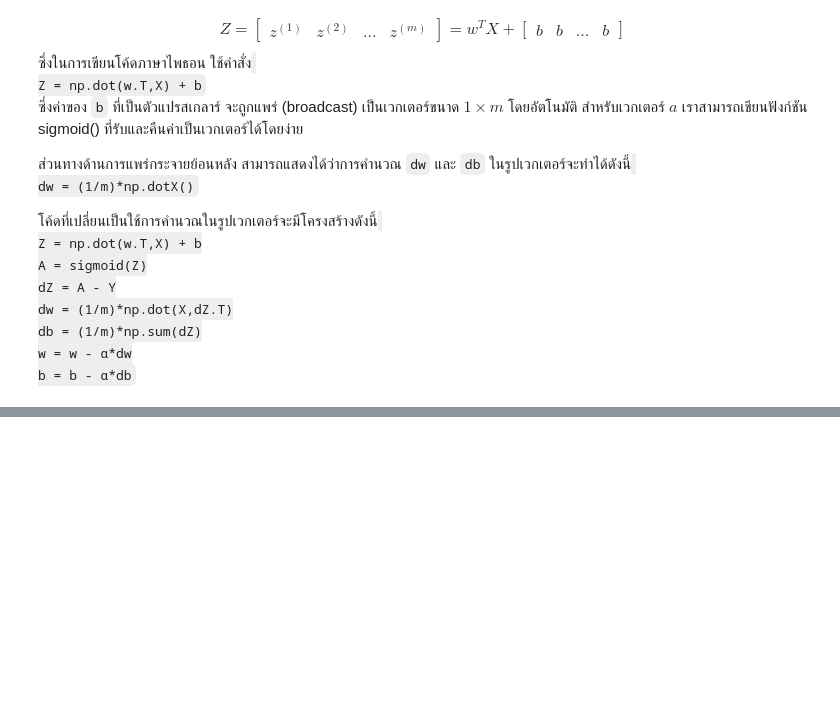
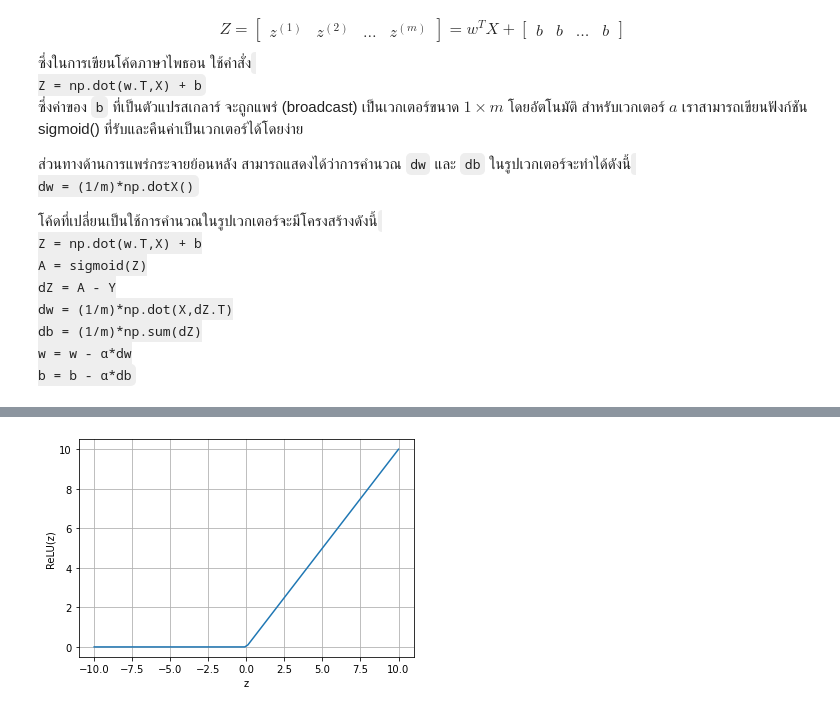
Before and after one commit to dewdotninja/books, a Jupyter notebook: th/anndl/chapter2.ipynb, the cells around one changed output, grey strips where cells are left out. Drawn from its saved outputs; the diff is of its cells as text; code cells hidden in the pictures; blank space fills up the shorter version.

```diff
--- a/th/anndl/chapter2.ipynb
+++ b/th/anndl/chapter2.ipynb
@@ -563,0 +763,13 @@ model() ที่รวมฟังก์ชันย่อยเข้าด้
+# %%
+def ReLU(z):
+    return z*(z>0)
+
+z = np.linspace(-10, 10, 100)
+y = ReLU(z)
+plt.plot(z,y)
+plt.xlabel("z")
+plt.ylabel("ReLU(z)")
+plt.grid()
+plt.show()
+# %% [output]
+[figure, added]
```
Also changed, not shown: parts of 43 cells of this notebook.
